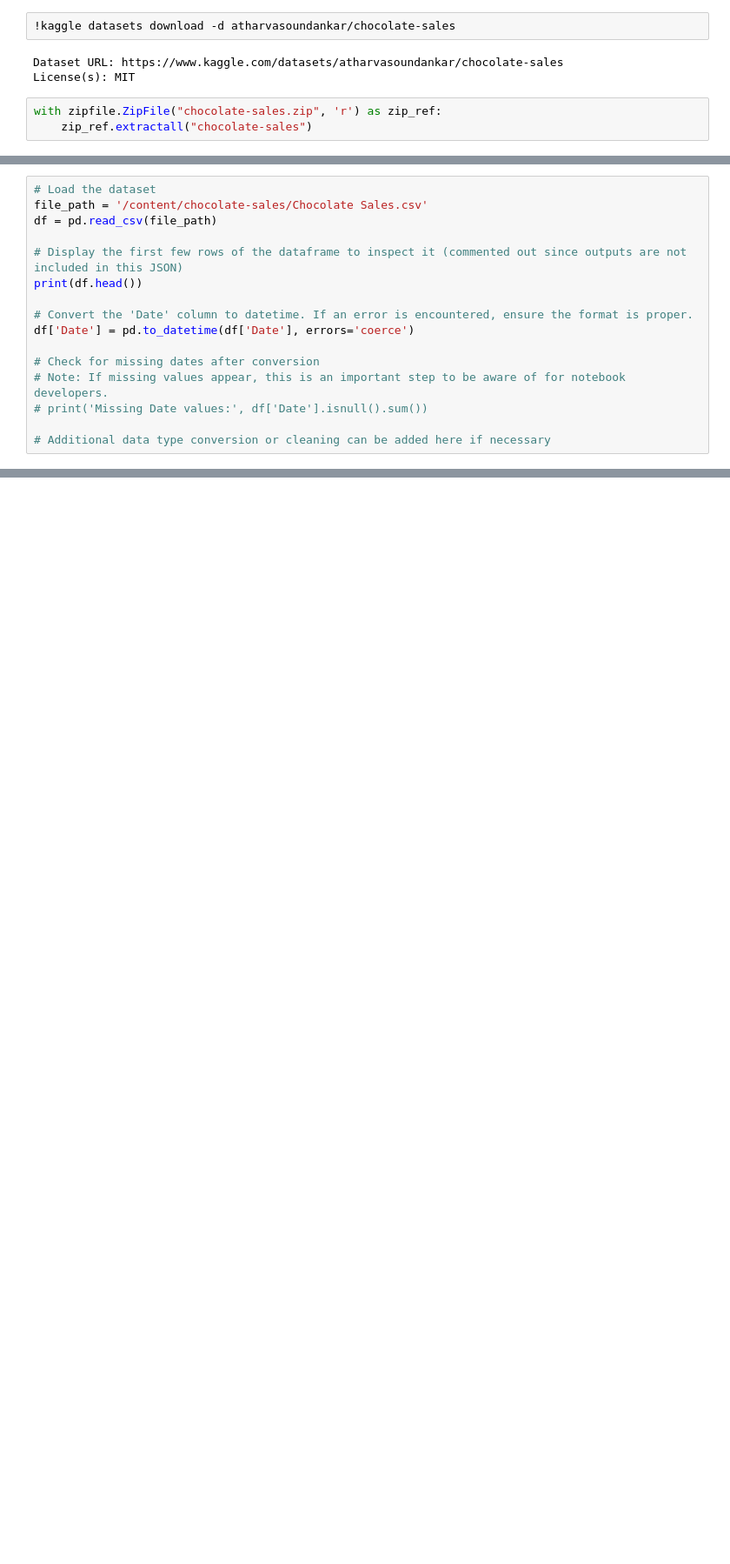
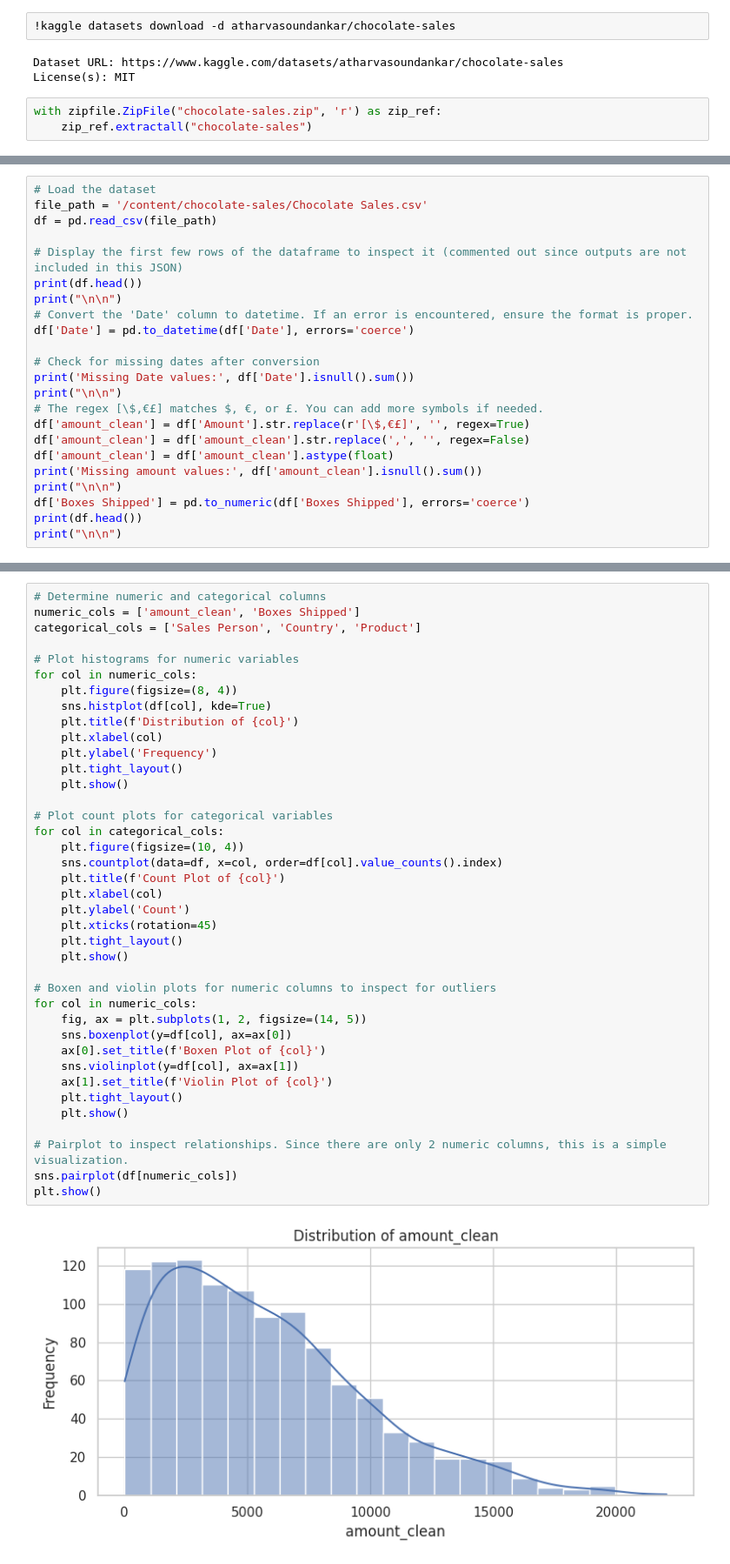
Before and after one commit to EliorDS/TellMeWhy, a Jupyter notebook: chocolat_example.ipynb, the cells around one changed output, grey strips where cells are left out. Shown at 87% size. Drawn from its saved outputs; the diff is of its cells as text; blank space fills up the shorter version.

```diff
--- a/chocolat_example.ipynb
+++ b/chocolat_example.ipynb
@@ -61,15 +62,22 @@ df = pd.read_csv(file_path)
 
 # Display the first few rows of the dataframe to inspect it (commented out since outputs are not included in this JSON)
 print(df.head())
-
+print("\n\n")
 # Convert the 'Date' column to datetime. If an error is encountered, ensure the format is proper.
 df['Date'] = pd.to_datetime(df['Date'], errors='coerce')
 
 # Check for missing dates after conversion
-# Note: If missing values appear, this is an important step to be aware of for notebook developers.
-# print('Missing Date values:', df['Date'].isnull().sum())
-
-# Additional data type conversion or cleaning can be added here if necessary
+print('Missing Date values:', df['Date'].isnull().sum())
+print("\n\n")
+# The regex [\$,€£] matches $, €, or £. You can add more symbols if needed.
+df['amount_clean'] = df['Amount'].str.replace(r'[\$,€£]', '', regex=True)
+df['amount_clean'] = df['amount_clean'].str.replace(',', '', regex=False)
+df['amount_clean'] = df['amount_clean'].astype(float)
+print('Missing amount values:', df['amount_clean'].isnull().sum())
+print("\n\n")
+df['Boxes Shipped'] = pd.to_numeric(df['Boxes Shipped'], errors='coerce')
+print(df.head())
+print("\n\n")
 # %% [output]
      Sales Person    Country              Product       Date    Amount  \
 0  Jehu Rudeforth         UK      Mint Chip Choco  04-Jan-22   $5,320
@@ -87,0 +99,41 @@ Missing Date values: 0
+# %%
+# Determine numeric and categorical columns
+numeric_cols = ['amount_clean', 'Boxes Shipped']
+categorical_cols = ['Sales Person', 'Country', 'Product']
+
+# Plot histograms for numeric variables
+for col in numeric_cols:
+    plt.figure(figsize=(8, 4))
+    sns.histplot(df[col], kde=True)
+    plt.title(f'Distribution of {col}')
+    plt.xlabel(col)
+    plt.ylabel('Frequency')
+    plt.tight_layout()
+    plt.show()
+
+# Plot count plots for categorical variables
+for col in categorical_cols:
+    plt.figure(figsize=(10, 4))
+    sns.countplot(data=df, x=col, order=df[col].value_counts().index)
+    plt.title(f'Count Plot of {col}')
+    plt.xlabel(col)
+    plt.ylabel('Count')
+    plt.xticks(rotation=45)
+    plt.tight_layout()
+    plt.show()
+
+# Boxen and violin plots for numeric columns to inspect for outliers
+for col in numeric_cols:
+    fig, ax = plt.subplots(1, 2, figsize=(14, 5))
+    sns.boxenplot(y=df[col], ax=ax[0])
+    ax[0].set_title(f'Boxen Plot of {col}')
+    sns.violinplot(y=df[col], ax=ax[1])
+    ax[1].set_title(f'Violin Plot of {col}')
+    plt.tight_layout()
+    plt.show()
+
+# Pairplot to inspect relationships. Since there are only 2 numeric columns, this is a simple visualization.
+sns.pairplot(df[numeric_cols])
+plt.show()
+# %% [output]
+[figure, added]
```
Also changed, not shown: parts of 5 cells of this notebook.
